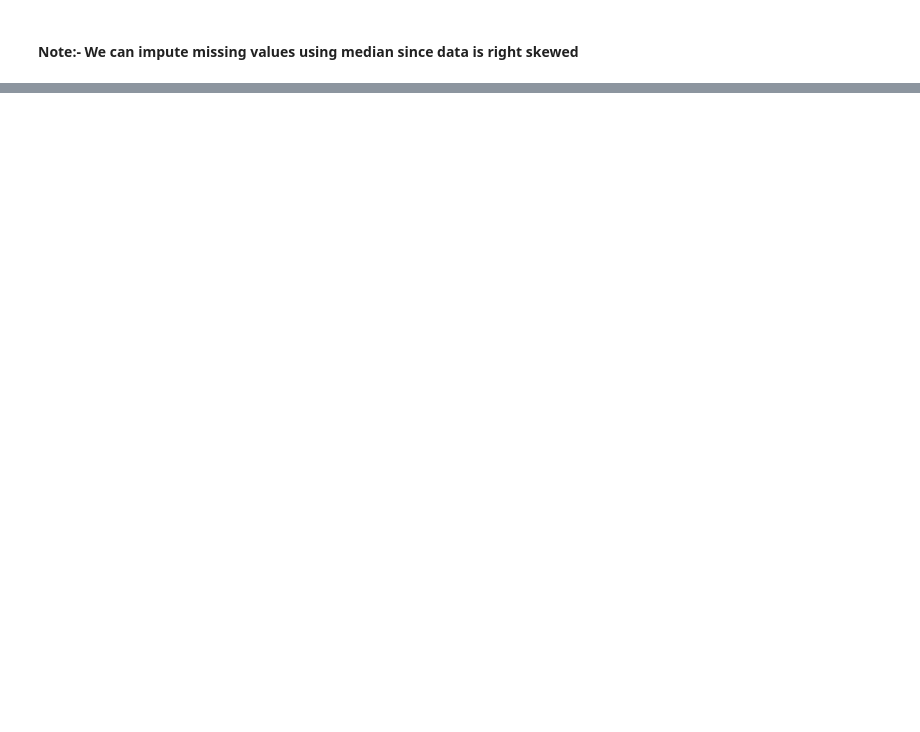
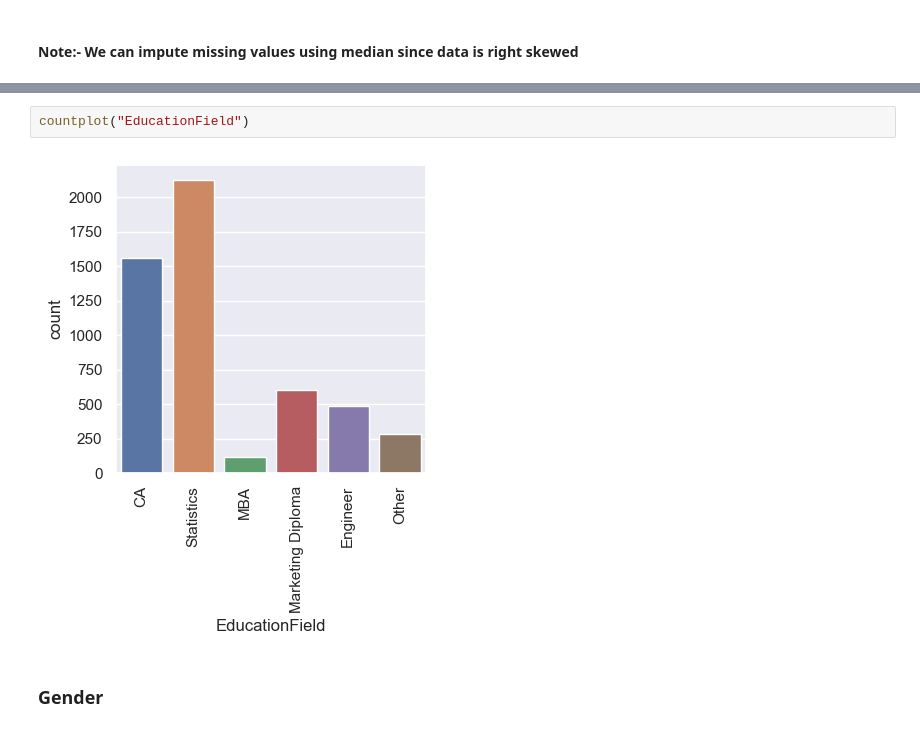
Before and after one commit to meghrajkonduskar/ML-projects, a Jupyter notebook: HR Analytics/Employee Attrition Prediction.ipynb, the cells around one changed output, grey strips where cells are left out. Cells and saved outputs as stored; diff of their text form; blank space fills up the shorter version.

```diff
--- a/HR Analytics/Employee Attrition Prediction.ipynb
+++ b/HR Analytics/Employee Attrition Prediction.ipynb
@@ -193,0 +237,6 @@ plt.show()
+# %%
+countplot("EducationField")
+# %% [output]
+[figure, added]
+# %% [markdown]
+### Gender
```
Also changed, not shown: parts of 65 cells of this notebook.
